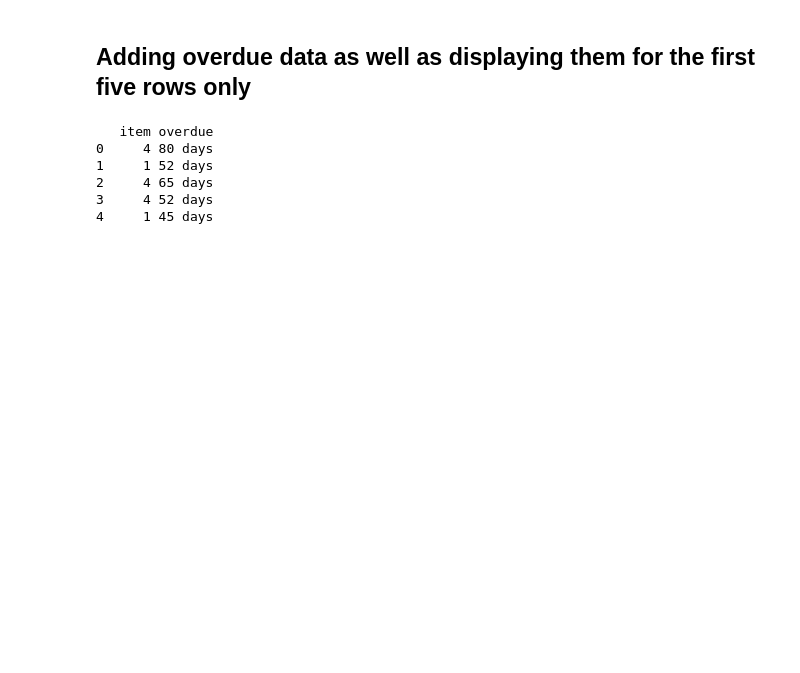
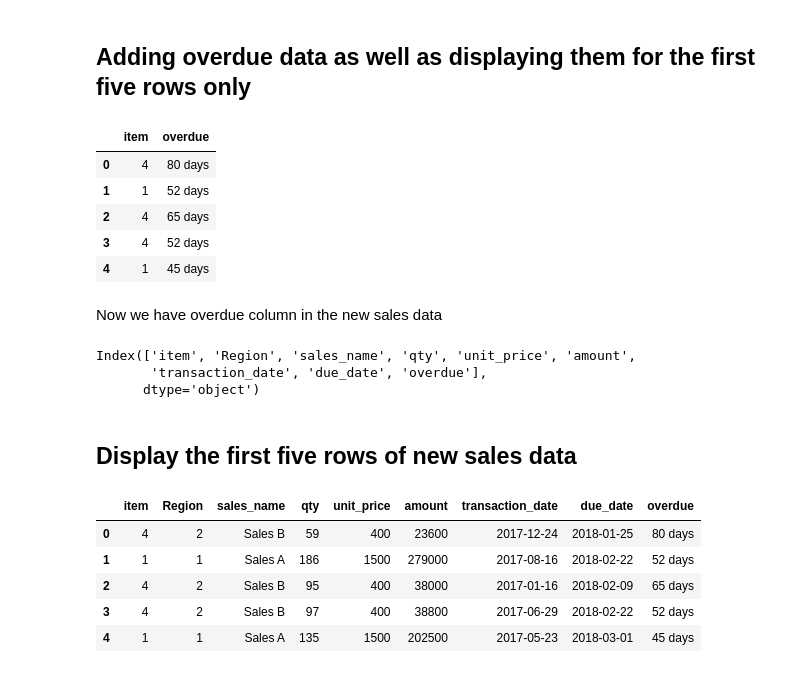
Before and after one commit to luckyp71/python_numpy_matplotlib_pandas, a Jupyter notebook: python_numpy_matplotlib_pandas.ipynb, the cells around one changed output. Saved outputs shown, nothing was run; the diff lists cells and outputs as text; code cells hidden in the pictures; blank space fills up the shorter version.

Commit message:
Adding new sales data for classification using scikit-learn

```diff
--- a/python_numpy_matplotlib_pandas.ipynb
+++ b/python_numpy_matplotlib_pandas.ipynb
@@ -285,11 +285,30 @@ dtype: bool
 # %% [markdown]
 ## Adding overdue data as well as displaying them for the first five rows only
 # %%
-print(checkOutstanding(data).head())
+checkOutstanding(data).head()
 # %% [output]
-   item overdue
-0     4 80 days
-1     1 52 days
-2     4 65 days
-3     4 52 days
-4     1 45 days
+|  | item | overdue |
+| 0 | 4 | 80 days |
+| 1 | 1 | 52 days |
+| 2 | 4 | 65 days |
+| 3 | 4 | 52 days |
+| 4 | 1 | 45 days |
+# %% [markdown]
+Now we have overdue column in the new sales data
+# %%
+data.columns
+# %% [output]
+Index(['item', 'Region', 'sales_name', 'qty', 'unit_price', 'amount',
+       'transaction_date', 'due_date', 'overdue'],
+      dtype='object')
+# %% [markdown]
+## Display the first five rows of new sales data
+# %%
+data.head()
+# %% [output]
+|  | item | Region | sales_name | qty | unit_price | amount | transaction_date | due_date | overdue |
+| 0 | 4 | 2 | Sales B | 59 | 400 | 23600 | 2017-12-24 | 2018-01-25 | 80 days |
+| 1 | 1 | 1 | Sales A | 186 | 1500 | 279000 | 2017-08-16 | 2018-02-22 | 52 days |
+| 2 | 4 | 2 | Sales B | 95 | 400 | 38000 | 2017-01-16 | 2018-02-09 | 65 days |
+| 3 | 4 | 2 | Sales B | 97 | 400 | 38800 | 2017-06-29 | 2018-02-22 | 52 days |
+| 4 | 1 | 1 | Sales A | 135 | 1500 | 202500 | 2017-05-23 | 2018-03-01 | 45 days |
```
Also changed, not shown: parts of 2 cells of this notebook.
